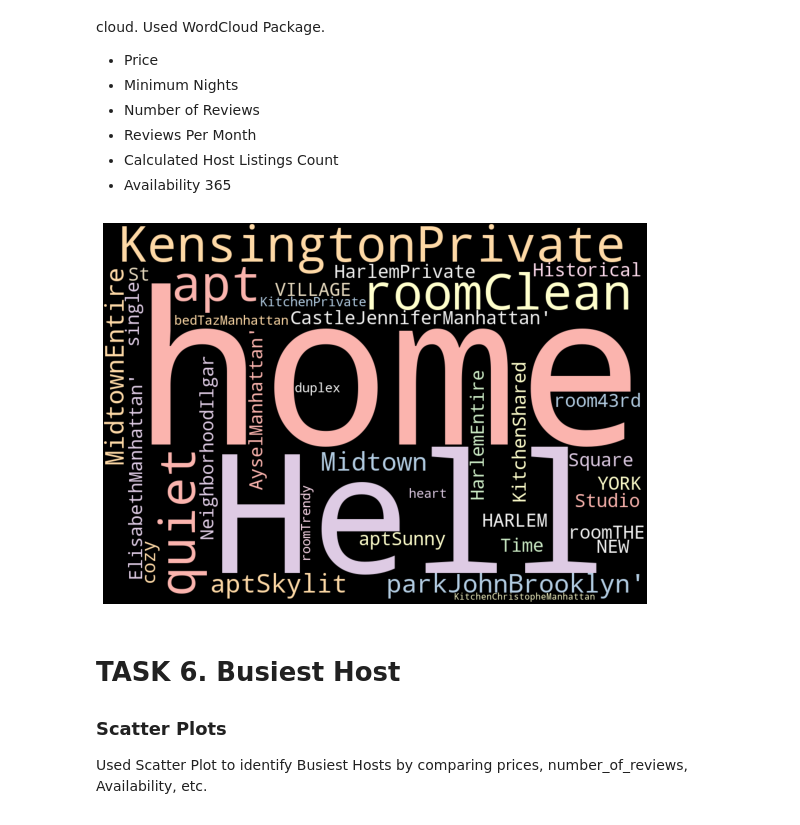
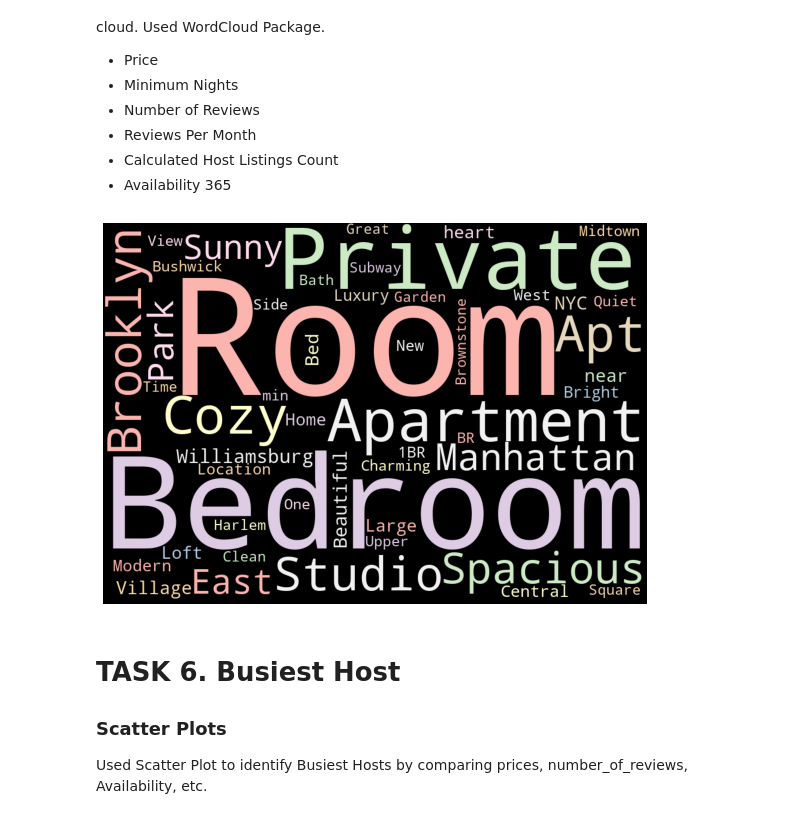
Before and after one commit to timkim0713/datasci-nyc-airbnb, a Jupyter notebook: cse351_hw1_kim_daekyung_110887867.ipynb, the cells around one changed output. Saved outputs shown, nothing was run; the diff lists cells and outputs as text; code cells hidden in the pictures.

```diff
--- a/cse351_hw1_kim_daekyung_110887867.ipynb
+++ b/cse351_hw1_kim_daekyung_110887867.ipynb
@@ -249,13 +249,14 @@ Extracted Words from the dataframe to create word cloud; then, used plt to displ
 # %%
 # TASK 5. Word Cloud
 
-words = df['neighbourhood'].values  + df['room_type'].values +  df['name'].values  +df['host_name'].values  + df['neighbourhood_group'].values
-wordcloud = WordCloud(width= 1000, height = 700, random_state=1, background_color='black', colormap='Pastel1', collocations=False, stopwords = STOPWORDS).generate(str(words))
+words =   df['name'].values
+text = " ".join(str(each) for each in words)
+wordcloud = WordCloud(max_words=50, width= 1000, height = 700, random_state=1, background_color='black', colormap='Pastel1', collocations=False, stopwords = STOPWORDS).generate(text)
 plt.figure(figsize=(10, 7))
 plt.imshow(wordcloud)
 plt.axis("off");
 # %% [output]
-[figure, old version]
+[figure, new version]
 # %% [markdown]
 # **TASK 6. Busiest Host**
 
```
Also changed, not shown: parts of 3 cells of this notebook.
